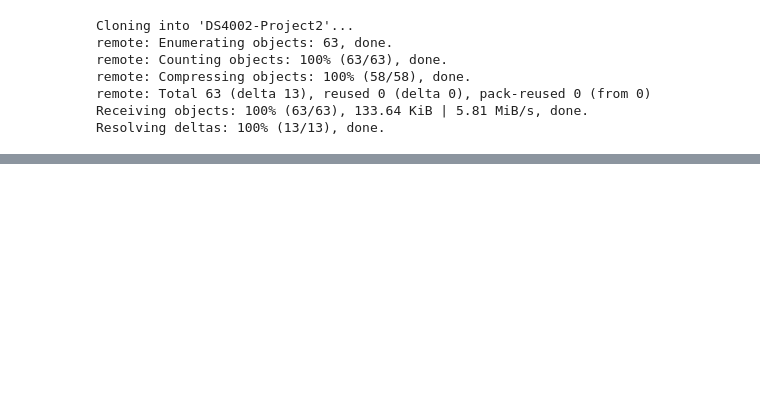
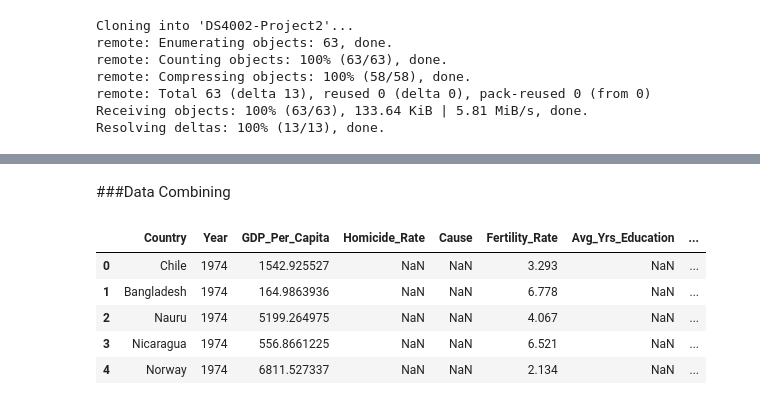
Before and after one commit to vrhughes/DS4002-Project2, a Jupyter notebook: SCRIPTS/Data_Consolidation.ipynb, the cells around one changed output, grey strips where cells are left out. Drawn from its saved outputs; the diff is of its cells as text; code cells hidden in the pictures; blank space fills up the shorter version.

```diff
--- a/SCRIPTS/Data_Consolidation.ipynb
+++ b/SCRIPTS/Data_Consolidation.ipynb
@@ -89,0 +98,20 @@ life_expectancy_df.to_csv('life_expectancy_df.csv', index=False)
+# %% [markdown]
+###Data Combining
+# %%
+# Making new df with all vars and the fertility rate
+del fr_analysis_df
+
+fr_analysis_df = gdp_df.merge(homicides_df, on=["Year", "Country"], how="left")
+fr_analysis_df = fr_analysis_df.merge(fert_rate_df, on=["Year", "Country"], how="left")
+fr_analysis_df = fr_analysis_df.merge(edu_attainment_df, on=["Year", "Country"], how="left")
+fr_analysis_df = fr_analysis_df.merge(infant_mortality_df, on=["Year", "Country"], how="left")
+fr_analysis_df = fr_analysis_df.merge(life_expectancy_df, on=["Year", "Country"], how="left")
+
+fr_analysis_df.head()
+# %% [output]
+|  | Country | Year | GDP_Per_Capita | Homicide_Rate | Cause | Fertility_Rate | Avg_Yrs_Education | ... |
+| 0 | Chile | 1974 | 1542.925527 | NaN | NaN | 3.293 | NaN | ... |
+| 1 | Bangladesh | 1974 | 164.9863936 | NaN | NaN | 6.778 | NaN | ... |
+| 2 | Nauru | 1974 | 5199.264975 | NaN | NaN | 4.067 | NaN | ... |
+| 3 | Nicaragua | 1974 | 556.8661225 | NaN | NaN | 6.521 | NaN | ... |
+| 4 | Norway | 1974 | 6811.527337 | NaN | NaN | 2.134 | NaN | ... |
```
Also changed, not shown: parts of 4 cells of this notebook.
